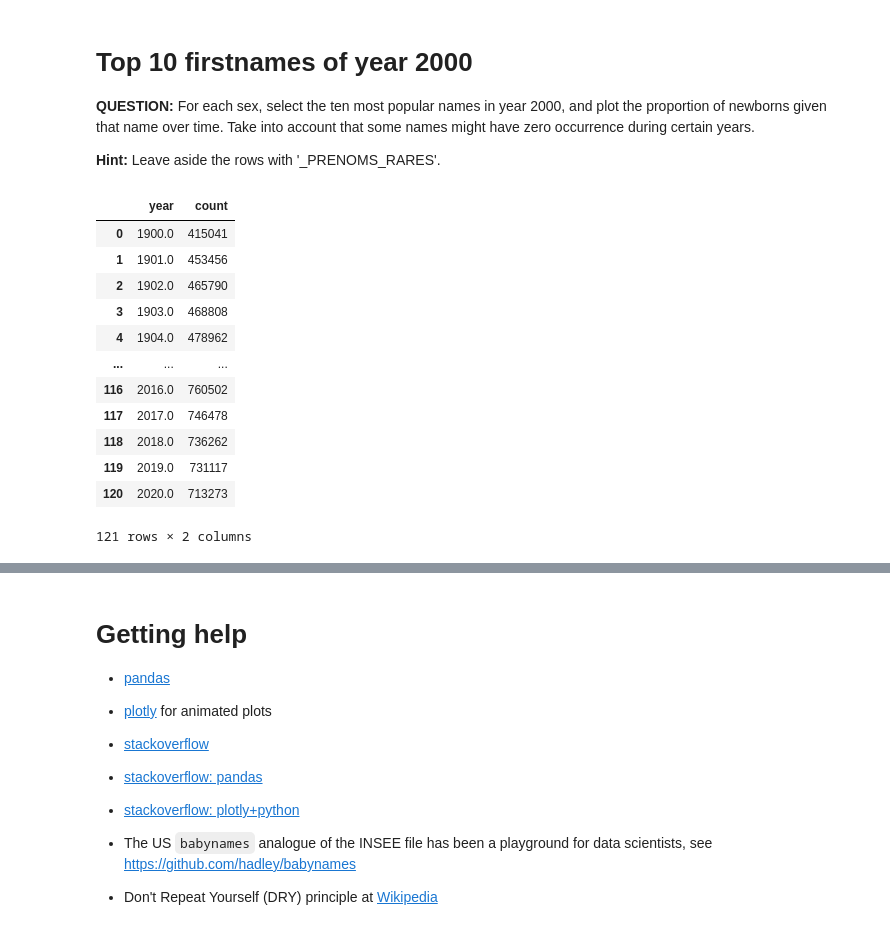
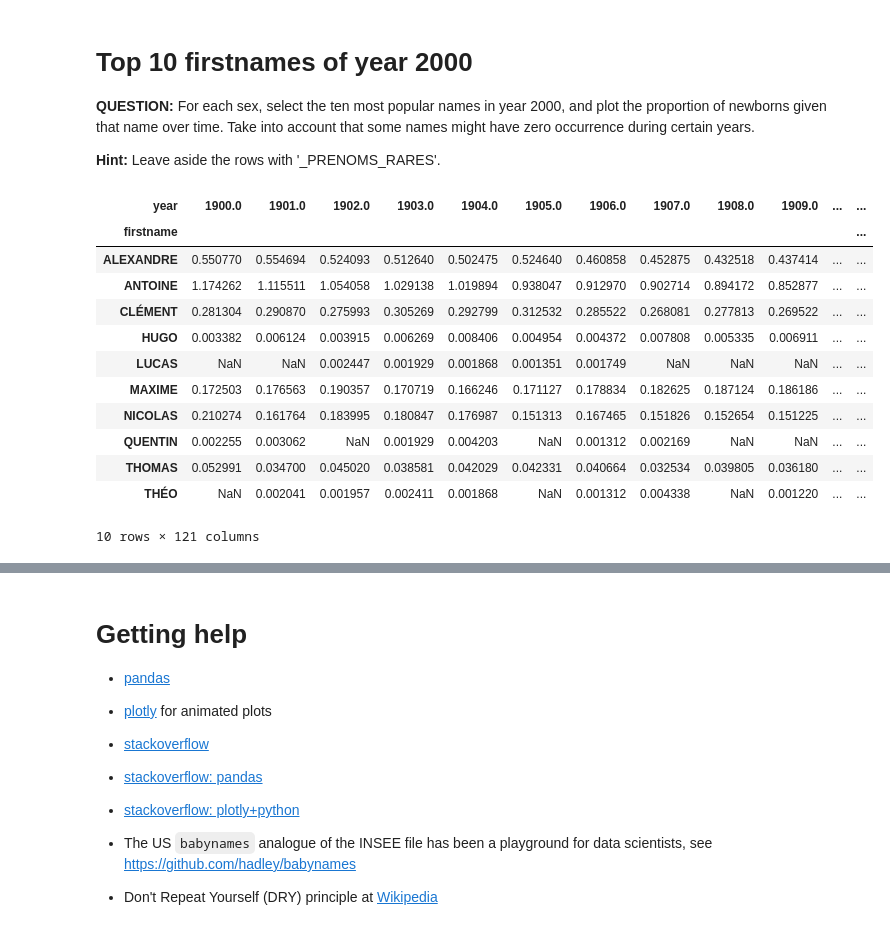
Before and after one commit to PetitPoissonL/Big-Data-Technologies, a Jupyter notebook: homework01.ipynb, the cells around one changed output, grey strips where cells are left out. Drawn from its saved outputs; the diff is of its cells as text; code cells hidden in the pictures.

```diff
--- a/homework01.ipynb
+++ b/homework01.ipynb
@@ -729,17 +727,60 @@ s[["firstname"]]
-# %%
-newborns = data[['year', 'count']].groupby('year').sum().reset_index()
-newborns
-# %% [output]
-|  | year | count |
-| 0 | 1900.0 | 415041 |
-| 1 | 1901.0 | 453456 |
-| 2 | 1902.0 | 465790 |
-| 3 | 1903.0 | 468808 |
-| 4 | 1904.0 | 478962 |
-| ... | ... | ... |
-| 116 | 2016.0 | 760502 |
-| 117 | 2017.0 | 746478 |
-| 118 | 2018.0 | 736262 |
-| 119 | 2019.0 | 731117 |
-| 120 | 2020.0 | 713273 |
-121 rows × 2 columns
+# %%
+# your code here
+top_10_male = (
+    data
+    .loc[(data['year']==2000.0)&(data['gender']=='Male')&(data['firstname']!='_PRENOMS_RARES')]
+    .nlargest(10, 'count')
+    .reset_index()
+    .pivot(index='firstname',columns='year',values='count')
+)
+
+top_10_female = (
+    data
+    .loc[(data['year']==2000.0)&(data['gender']=='Female')&(data['firstname']!='_PRENOMS_RARES')]
+    .nlargest(10, 'count')
+    .reset_index()
+    .pivot(index='firstname',columns='year',values='count')
+)
+
+tous_les_nom_male = (
+    data
+    .loc[data['gender']=='Male']
+    .groupby(['year','firstname'])
+    .sum()
+    .reset_index()
+    .pivot(index='firstname',columns='year',values='count')
+)
+
+tous_les_nom_female = (
+    data
+    .loc[data['gender']=='Female']
+    .groupby(['year','firstname'])
+    .sum()
+    .reset_index()
+    .pivot(index='firstname',columns='year',values='count')
+)
+
+resultat_male = pd.merge(top_10_male, tous_les_nom_male, how="inner", on="firstname").drop('2000.0_x', axis=1)
+resultat_female = pd.merge(top_10_female, tous_les_nom_female, how="inner", on="firstname").drop('2000.0_x', axis=1)
+
+total_male = tous_les_nom_male.sum(axis=0)
+total_female = tous_les_nom_female.sum(axis=0)
+
+prop_male = resultat_male.div(total_male, axis=1).mul(100).drop('2000.0_y', axis=1)
+prop_female = resultat_female.div(total_female, axis=1).mul(100).drop('2000.0_y', axis=1)
+
+prop_male
+# %% [output]
+| year | 1900.0 | 1901.0 | 1902.0 | 1903.0 | 1904.0 | 1905.0 | 1906.0 | 1907.0 | 1908.0 | 1909.0 | ... | ... |
+| firstname |  |  |  |  |  |  |  |  |  |  |  | ... |
+| ALEXANDRE | 0.550770 | 0.554694 | 0.524093 | 0.512640 | 0.502475 | 0.524640 | 0.460858 | 0.452875 | 0.432518 | 0.437414 | ... | ... |
+| ANTOINE | 1.174262 | 1.115511 | 1.054058 | 1.029138 | 1.019894 | 0.938047 | 0.912970 | 0.902714 | 0.894172 | 0.852877 | ... | ... |
+| CLÉMENT | 0.281304 | 0.290870 | 0.275993 | 0.305269 | 0.292799 | 0.312532 | 0.285522 | 0.268081 | 0.277813 | 0.269522 | ... | ... |
+| HUGO | 0.003382 | 0.006124 | 0.003915 | 0.006269 | 0.008406 | 0.004954 | 0.004372 | 0.007808 | 0.005335 | 0.006911 | ... | ... |
+| LUCAS | NaN | NaN | 0.002447 | 0.001929 | 0.001868 | 0.001351 | 0.001749 | NaN | NaN | NaN | ... | ... |
+| MAXIME | 0.172503 | 0.176563 | 0.190357 | 0.170719 | 0.166246 | 0.171127 | 0.178834 | 0.182625 | 0.187124 | 0.186186 | ... | ... |
+| NICOLAS | 0.210274 | 0.161764 | 0.183995 | 0.180847 | 0.176987 | 0.151313 | 0.167465 | 0.151826 | 0.152654 | 0.151225 | ... | ... |
+| QUENTIN | 0.002255 | 0.003062 | NaN | 0.001929 | 0.004203 | NaN | 0.001312 | 0.002169 | NaN | NaN | ... | ... |
+| THOMAS | 0.052991 | 0.034700 | 0.045020 | 0.038581 | 0.042029 | 0.042331 | 0.040664 | 0.032534 | 0.039805 | 0.036180 | ... | ... |
+| THÉO | NaN | 0.002041 | 0.001957 | 0.002411 | 0.001868 | NaN | 0.001312 | 0.004338 | NaN | 0.001220 | ... | ... |
+10 rows × 121 columns
```
Also changed, not shown: parts of 11 cells of this notebook.
